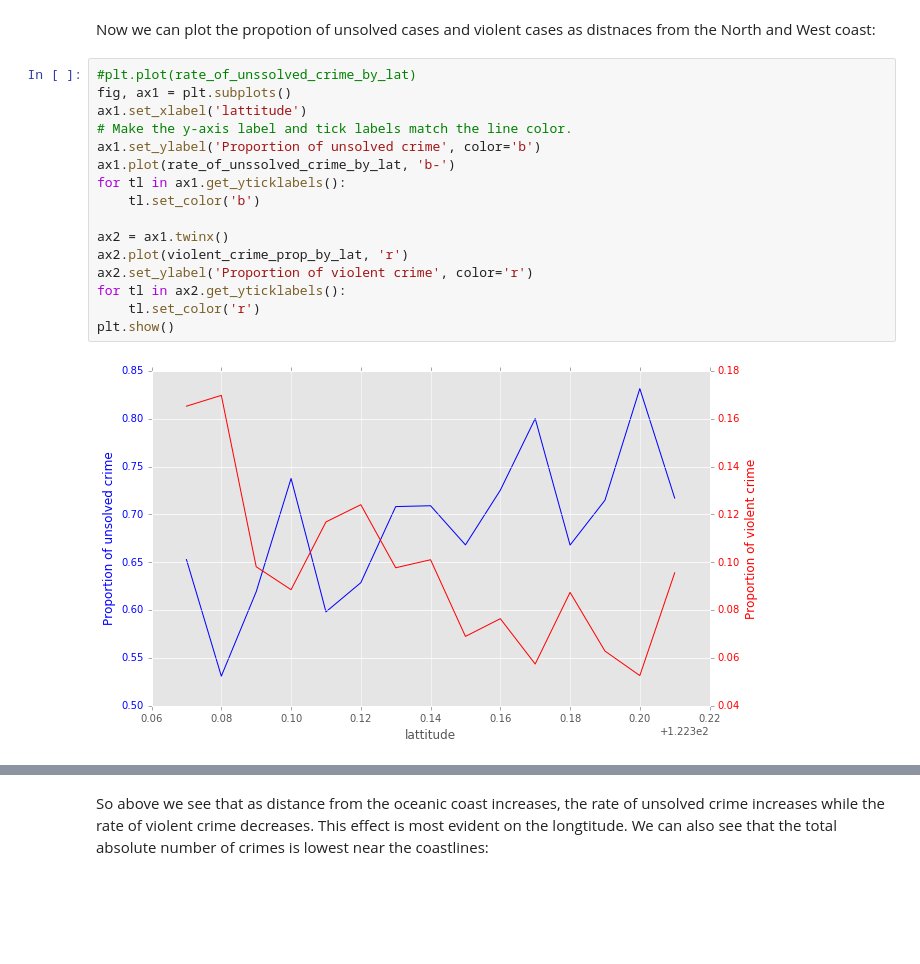
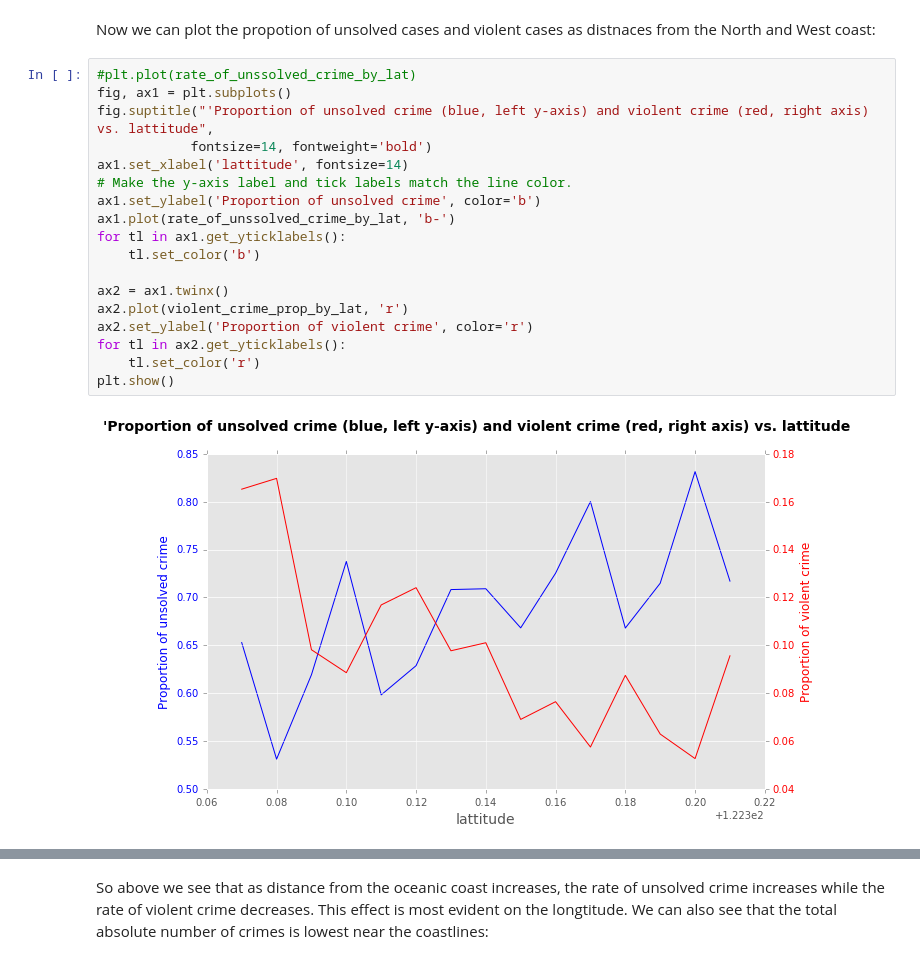
Before and after one commit to lightatron/Coursera_DataScience, a Jupyter notebook: SanFran_crimeAnalytics.ipynb, the cells around one changed output, grey strips where cells are left out. Cells and saved outputs as stored; diff of their text form; blank space fills up the shorter version.

Commit message:
Revised SanFran crime investigations
Added headings for figs and other miscellany.

```diff
--- a/SanFran_crimeAnalytics.ipynb
+++ b/SanFran_crimeAnalytics.ipynb
@@ -63,20 +63,22 @@ Now we can plot the propotion of unsolved cases and violent cases as distnaces f
 # %%
 #plt.plot(rate_of_unssolved_crime_by_lat)
 fig, ax1 = plt.subplots()
-ax1.set_xlabel('lattitude')
+fig.suptitle("'Proportion of unsolved crime (blue, left y-axis) and violent crime (red, right axis) vs. lattitude",
+            fontsize=14, fontweight='bold')
+ax1.set_xlabel('lattitude', fontsize=14)
 # Make the y-axis label and tick labels match the line color.
 ax1.set_ylabel('Proportion of unsolved crime', color='b')
 ax1.plot(rate_of_unssolved_crime_by_lat, 'b-')
 for tl in ax1.get_yticklabels():
     tl.set_color('b')
 
 ax2 = ax1.twinx()
 ax2.plot(violent_crime_prop_by_lat, 'r')
 ax2.set_ylabel('Proportion of violent crime', color='r')
 for tl in ax2.get_yticklabels():
     tl.set_color('r')
 plt.show()
 # %% [output]
-[figure, old version]
+[figure, new version]
 # %%
 fig, ax1 = plt.subplots()
```
Also changed, not shown: parts of 3 cells of this notebook.
